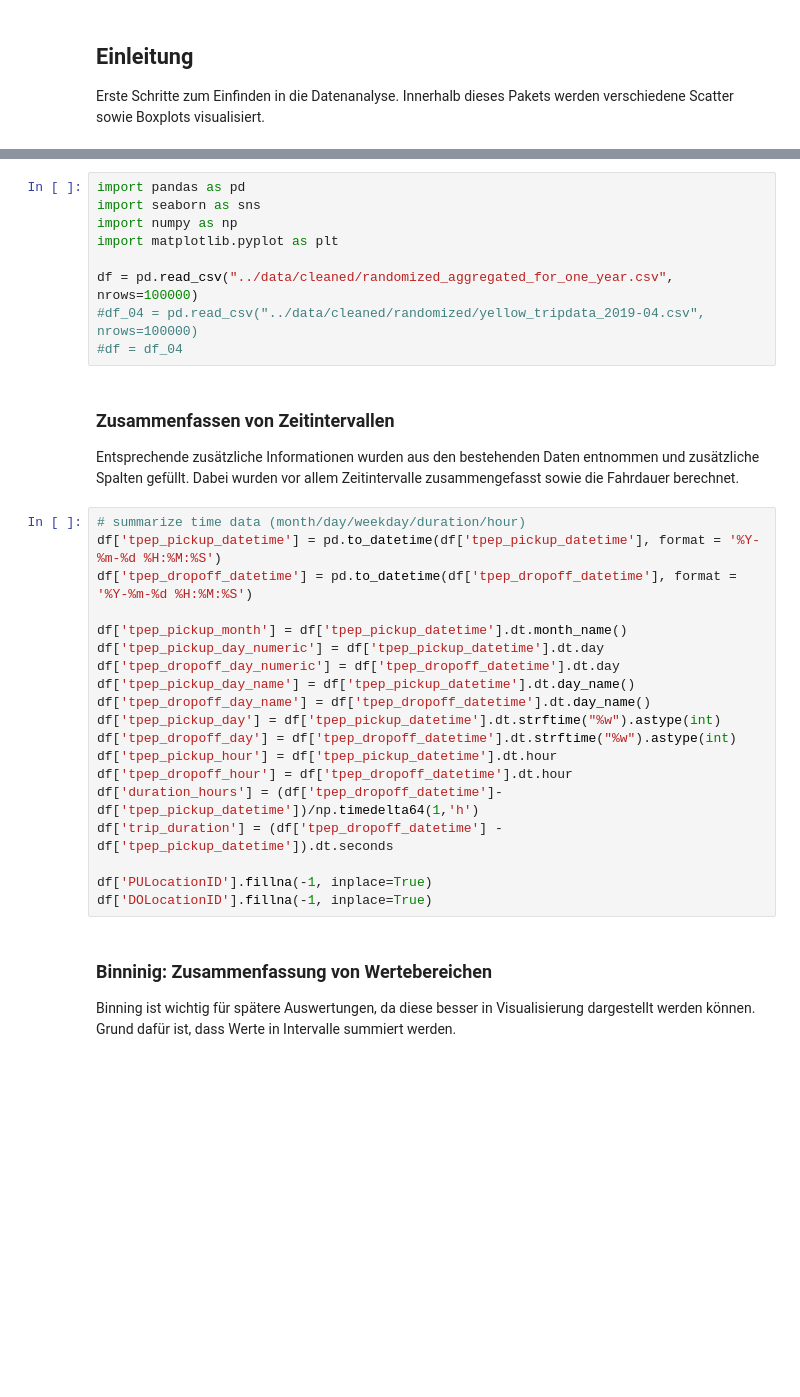
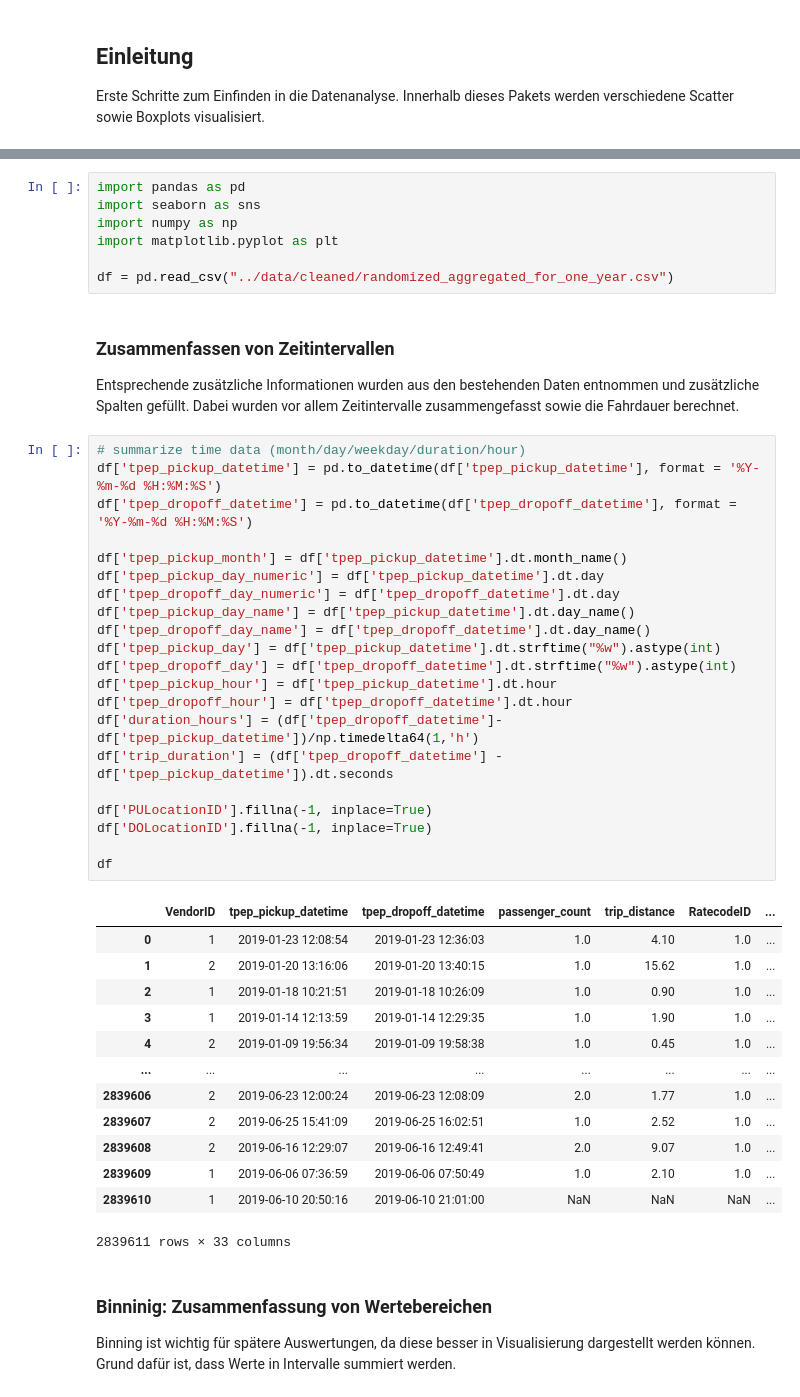
Before and after one commit to kenoc1/nyc-taxi-data, a Jupyter notebook: notebooks/scatter.ipynb, the cells around one changed output, grey strips where cells are left out. Saved outputs shown, nothing was run; the diff lists cells and outputs as text; blank space fills up the shorter version.

```diff
--- a/notebooks/scatter.ipynb
+++ b/notebooks/scatter.ipynb
@@ -11,31 +11,45 @@ import seaborn as sns
 import numpy as np
 import matplotlib.pyplot as plt
 
-df = pd.read_csv("../data/cleaned/randomized_aggregated_for_one_year.csv", nrows=100000)
-#df_04 = pd.read_csv("../data/cleaned/randomized/yellow_tripdata_2019-04.csv", nrows=100000)
-#df = df_04
+df = pd.read_csv("../data/cleaned/randomized_aggregated_for_one_year.csv")
 # %% [markdown]
 ### Zusammenfassen von Zeitintervallen
 Entsprechende zusätzliche Informationen wurden aus den bestehenden Daten entnommen und zusätzliche Spalten gefüllt. Dabei wurden vor allem Zeitintervalle zusammengefasst sowie die Fahrdauer berechnet.
 # %%
 # summarize time data (month/day/weekday/duration/hour)
 df['tpep_pickup_datetime'] = pd.to_datetime(df['tpep_pickup_datetime'], format = '%Y-%m-%d %H:%M:%S')
 df['tpep_dropoff_datetime'] = pd.to_datetime(df['tpep_dropoff_datetime'], format = '%Y-%m-%d %H:%M:%S')
 
 df['tpep_pickup_month'] = df['tpep_pickup_datetime'].dt.month_name()
 df['tpep_pickup_day_numeric'] = df['tpep_pickup_datetime'].dt.day
 df['tpep_dropoff_day_numeric'] = df['tpep_dropoff_datetime'].dt.day
 df['tpep_pickup_day_name'] = df['tpep_pickup_datetime'].dt.day_name()
 df['tpep_dropoff_day_name'] = df['tpep_dropoff_datetime'].dt.day_name()
 df['tpep_pickup_day'] = df['tpep_pickup_datetime'].dt.strftime("%w").astype(int)
 df['tpep_dropoff_day'] = df['tpep_dropoff_datetime'].dt.strftime("%w").astype(int)
 df['tpep_pickup_hour'] = df['tpep_pickup_datetime'].dt.hour
 df['tpep_dropoff_hour'] = df['tpep_dropoff_datetime'].dt.hour
 df['duration_hours'] = (df['tpep_dropoff_datetime']-df['tpep_pickup_datetime'])/np.timedelta64(1,'h')
 df['trip_duration'] = (df['tpep_dropoff_datetime'] - df['tpep_pickup_datetime']).dt.seconds
 
 df['PULocationID'].fillna(-1, inplace=True)
 df['DOLocationID'].fillna(-1, inplace=True)
+
+df
+# %% [output]
+|  | VendorID | tpep_pickup_datetime | tpep_dropoff_datetime | passenger_count | trip_distance | RatecodeID | ... |
+| 0 | 1 | 2019-01-23 12:08:54 | 2019-01-23 12:36:03 | 1.0 | 4.10 | 1.0 | ... |
+| 1 | 2 | 2019-01-20 13:16:06 | 2019-01-20 13:40:15 | 1.0 | 15.62 | 1.0 | ... |
+| 2 | 1 | 2019-01-18 10:21:51 | 2019-01-18 10:26:09 | 1.0 | 0.90 | 1.0 | ... |
+| 3 | 1 | 2019-01-14 12:13:59 | 2019-01-14 12:29:35 | 1.0 | 1.90 | 1.0 | ... |
+| 4 | 2 | 2019-01-09 19:56:34 | 2019-01-09 19:58:38 | 1.0 | 0.45 | 1.0 | ... |
+| ... | ... | ... | ... | ... | ... | ... | ... |
+| 2839606 | 2 | 2019-06-23 12:00:24 | 2019-06-23 12:08:09 | 2.0 | 1.77 | 1.0 | ... |
+| 2839607 | 2 | 2019-06-25 15:41:09 | 2019-06-25 16:02:51 | 1.0 | 2.52 | 1.0 | ... |
+| 2839608 | 2 | 2019-06-16 12:29:07 | 2019-06-16 12:49:41 | 2.0 | 9.07 | 1.0 | ... |
+| 2839609 | 1 | 2019-06-06 07:36:59 | 2019-06-06 07:50:49 | 1.0 | 2.10 | 1.0 | ... |
+| 2839610 | 1 | 2019-06-10 20:50:16 | 2019-06-10 21:01:00 | NaN | NaN | NaN | ... |
+2839611 rows × 33 columns
 # %% [markdown]
 ### Binninig: Zusammenfassung von Wertebereichen
 Binning ist wichtig für spätere Auswertungen, da diese besser in Visualisierung dargestellt werden können. Grund dafür ist, dass Werte in Intervalle summiert werden.
```
Also changed, not shown: parts of 17 cells of this notebook.
